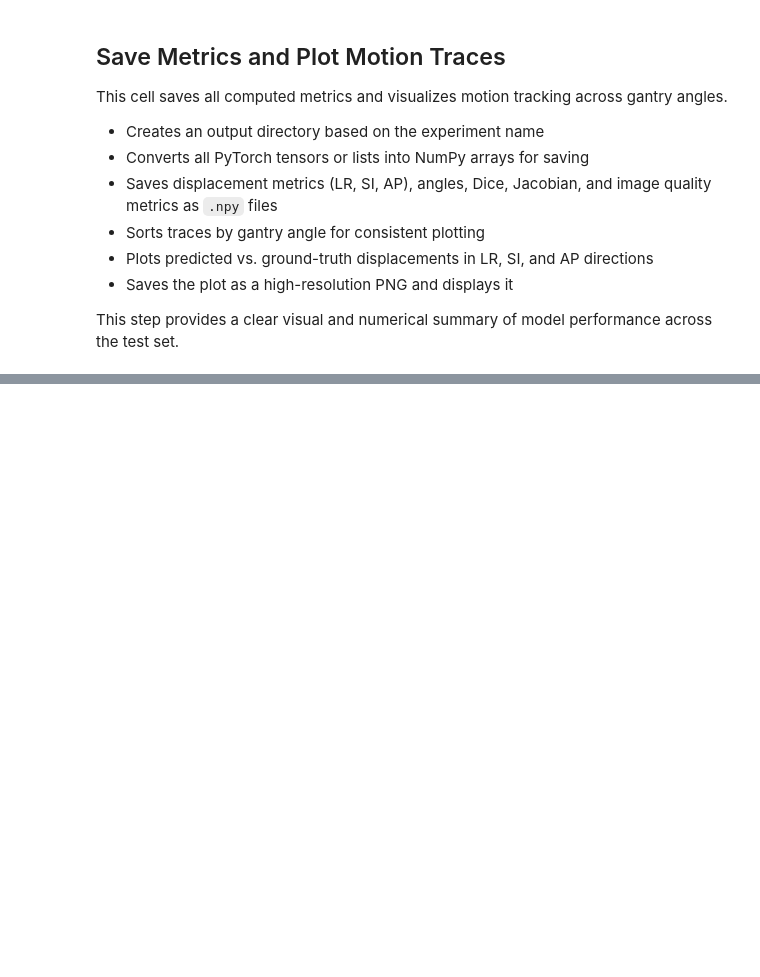
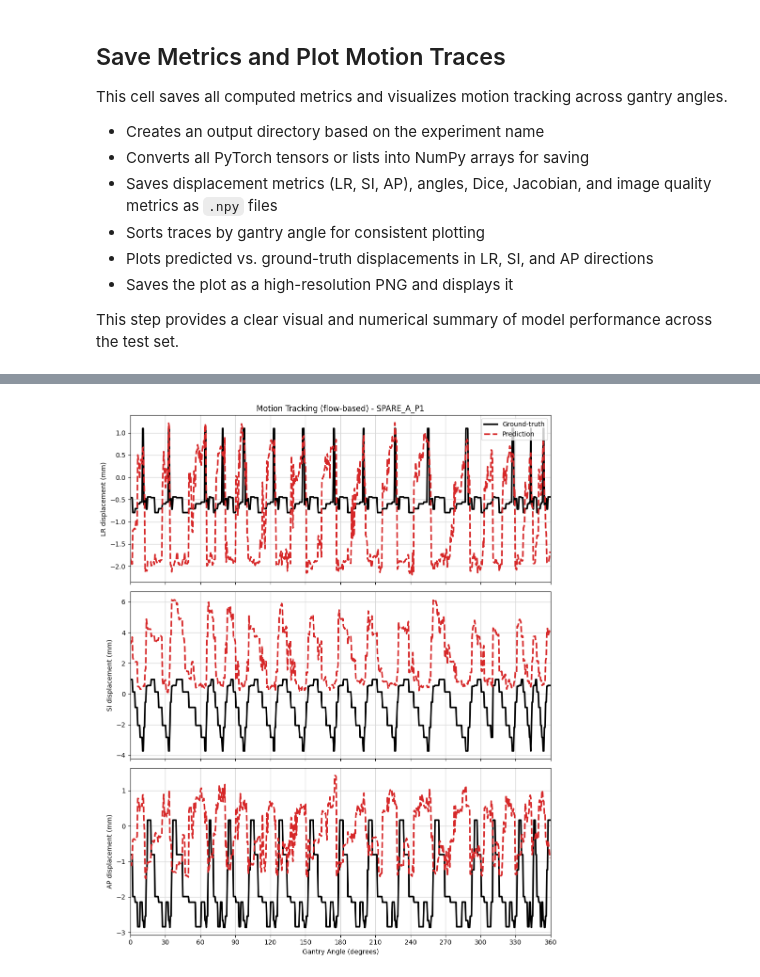
Before and after one commit to abbyseb/ImageX_VoxelMap, a Jupyter notebook: tutorialspare_final_P1.ipynb, the cells around one changed output, grey strips where cells are left out. Saved outputs shown, nothing was run; the diff lists cells and outputs as text; code cells hidden in the pictures; blank space fills up the shorter version.

Commit message:
Add files via upload
Final Version Trained to 50 Epochs; Added Plots and Final Metrics.

```diff
--- a/tutorialspare_final_P1.ipynb
+++ b/tutorialspare_final_P1.ipynb
@@ -948,33 +1020,34 @@ import numpy as np
 import matplotlib.pyplot as plt
 
 # -------------------------
-# OUTPUT DIR (use Code 2 pathing)
+# OUTPUT DIRECTORY
 # -------------------------
-# Assumes you already have:
-#   plot_dir (base plots folder)
-#   expt_file (experiment name)
-
 out_dir = os.path.join(plot_dir, f"{expt_file}_Experiment")
 os.makedirs(out_dir, exist_ok=True)
 
-# Ensure everything is numpy before saving (from Code 2)
+# -------------------------
+# ENSURE NUMPY
+# -------------------------
 def as_numpy(x):
     if isinstance(x, np.ndarray):
         return x
     if isinstance(x, (list, tuple)):
         out = []
         for v in x:
-            if hasattr(v, "detach"):  # torch tensor
-                out.append(float(v.detach().cpu().item()) if v.numel() == 1 else v.detach().cpu().numpy())
+            if hasattr(v, "detach"):
+                if v.numel() == 1:
+                    out.append(float(v.detach().cpu().item()))
+                else:
+                    out.append(v.detach().cpu().numpy())
             else:
                 out.append(v)
         return np.asarray(out)
-    if hasattr(x, "detach"):  # torch tensor
+    if hasattr(x, "detach"):
         return x.detach().cpu().numpy()
     return np.asarray(x)
 
 # -------------------------
-# SAVE ARRAYS (keep Code 1 variable names)
+# SAVE ARRAYS
 # -------------------------
 np.save(os.path.join(out_dir, "test_angles.npy"), as_numpy(test_angles))
 np.save(os.path.join(out_dir, "tar_lr_mm.npy"),   as_numpy(tar_lr))
@@ -984,7 +1057,6 @@ np.save(os.path.join(out_dir, "pred_lr_mm.npy"),  as_numpy(pred_lr))
 np.save(os.path.join(out_dir, "pred_si_mm.npy"),  as_numpy(pred_si))
 np.save(os.path.join(out_dir, "pred_ap_mm.npy"),  as_numpy(pred_ap))
 
-# Optional extras (if they exist in your run)
 if "test_dice" in globals():
     np.save(os.path.join(out_dir, "test_dice.npy"), as_numpy(test_dice))
 if "test_detJ" in globals():
@@ -999,17 +1071,24 @@ if "test_psnr" in globals():
 print(f"Metrics saved to: {out_dir}")
 
 # -------------------------
-# PLOTTING (keep Code 1 logic)
+# PLOTTING SETUP
 # -------------------------
+plt.rcParams.update({
+    "figure.facecolor": "white",
+    "axes.facecolor": "white",
+    "axes.edgecolor": "black",
+    "axes.labelcolor": "black",
+    "xtick.color": "black",
+    "ytick.color": "black",
+    "text.color": "black",
+})
 
-# Helper: sort a trace by angle (no mean-centering; these are displacements)
 def sort_by_angle(trace, angles):
     trace = np.asarray(trace, dtype=float)
     angles = np.asarray(angles, dtype=float)
     order = np.argsort(angles)
     return angles[order], trace[order]
 
-# Get sorted x-axis (angles) + traces
 sorted_angles, tar_lr_plot  = sort_by_angle(tar_lr,  test_angles)
 _,            tar_si_plot  = sort_by_angle(tar_si,  test_angles)
 _,            tar_ap_plot  = sort_by_angle(tar_ap,  test_angles)
@@ -1018,29 +1097,68 @@ _,            pred_lr_plot = sort_by_angle(pred_lr, test_angles)
 _,            pred_si_plot = sort_by_angle(pred_si, test_angles)
 _,            pred_ap_plot = sort_by_angle(pred_ap, test_angles)
 
-# Plotting
-f, axes = plt.subplots(3, 1, figsize=(10, 12), sharex=True)
+# -------------------------
+# CREATE FIGURE
+# -------------------------
+f, axes = plt.subplots(
+    3, 1,
+    figsize=(10, 12),
+    sharex=True,
+    facecolor="white"
+)
 
-labels = ["LR displacement (mm)", "SI displacement (mm)", "AP displacement (mm)"]
+labels = [
+    "LR displacement (mm)",
+    "SI displacement (mm)",
+    "AP displacement (mm)"
+]
+
 tar_data  = [tar_lr_plot,  tar_si_plot,  tar_ap_plot]
 pred_data = [pred_lr_plot, pred_si_plot, pred_ap_plot]
 
 for idx, ax in enumerate(axes):
-    ax.plot(sorted_angles, tar_data[idx],  label="Ground-truth")
-    ax.plot(sorted_angles, pred_data[idx], label="Prediction", linestyle="--")
+    ax.set_facecolor("white")
+
+    ax.plot(
+        sorted_angles,
+        tar_data[idx],
+        color="black",
+        linewidth=2.5,
+        label="Ground-truth"
+    )
+
+    ax.plot(
+        sorted_angles,
+        pred_data[idx],
+        linestyle="--",
+        color="tab:red",
+        linewidth=2.5,
+        label="Prediction"
+    )
+
     ax.set_ylabel(labels[idx])
-
     ax.set_xlim([0, 360])
     ax.set_xticks(np.arange(0, 361, 30))
-    ax.grid(True, alpha=0.3)
+    ax.grid(True, color="0.85", linewidth=1)
 
     if idx == 0:
         ax.set_title(f"Motion Tracking (flow-based) - {expt_file}")
-        ax.legend(loc="upper right")
+        ax.legend(loc="upper right", frameon=True)
 
 axes[-1].set_xlabel("Gantry Angle (degrees)")
 
 f.tight_layout()
+
+# -------------------------
+# SAVE FIGURE
+# -------------------------
 out_path = os.path.join(out_dir, f"{expt_file}_trace.png")
-plt.savefig(out_path, dpi=200)
+plt.savefig(
+    out_path,
+    dpi=200,
+    facecolor="white",
+    edgecolor="white"
+)
+
 plt.show()
+# %% [output]
@@ -1046,0 +1166 @@ plt.show()
+[figure, added]
```
Also changed, not shown: parts of 9 cells of this notebook.
